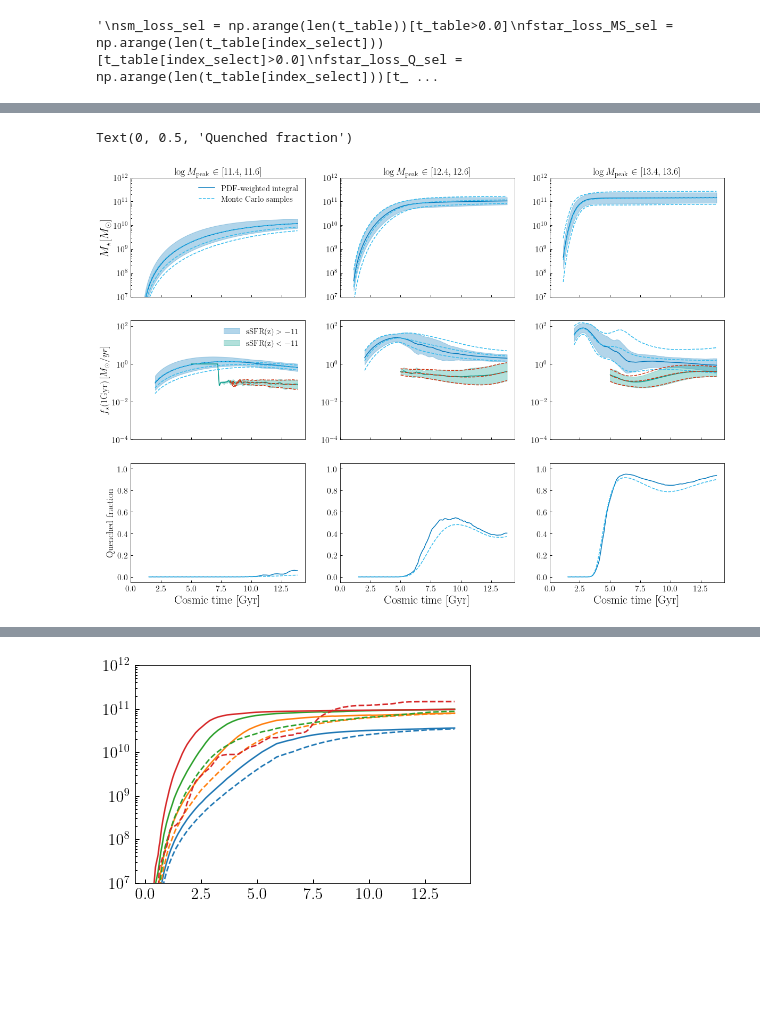
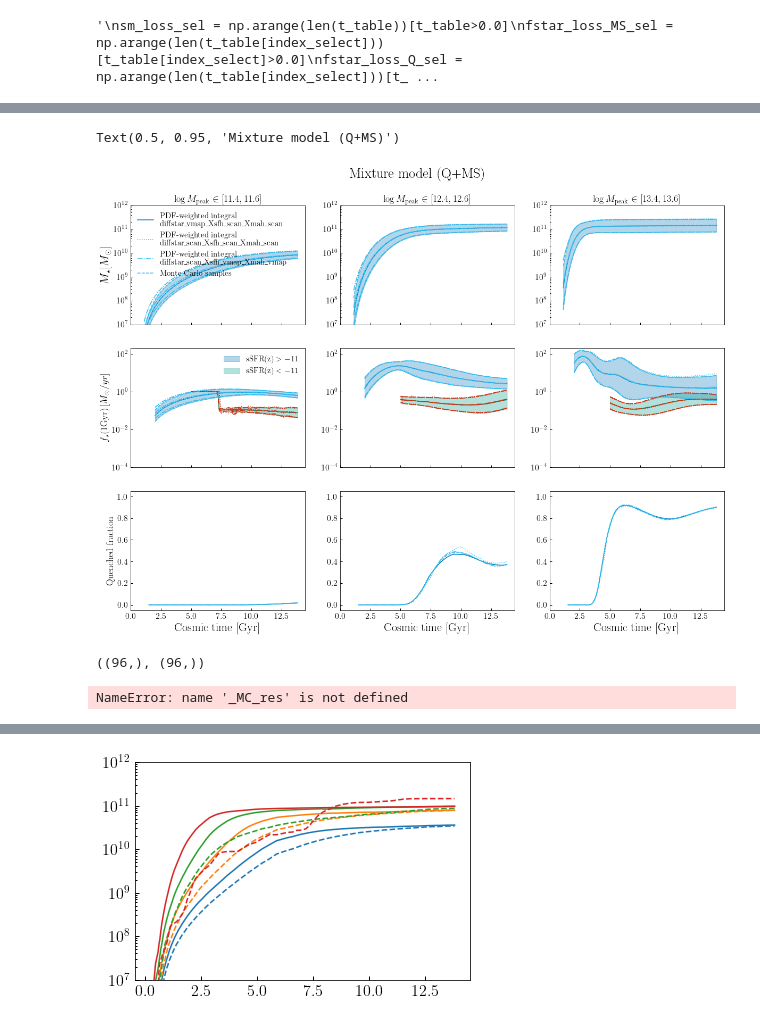
Before and after one commit to ArgonneCPAC/diffstarpop, a Jupyter notebook: notebooks/test_pdf_model.ipynb, the cells around one changed output, grey strips where cells are left out. Drawn from its saved outputs; the diff is of its cells as text; code cells hidden in the pictures; blank space fills up the shorter version.

```diff
--- a/notebooks/test_pdf_model.ipynb
+++ b/notebooks/test_pdf_model.ipynb
@@ -283,5 +297,5 @@ array([11.5, 12.5, 13.5])
 # %%
-def _get_MC_validation_quantities(N_mc_halos, kind="Q"):
+def _get_MC_validation_quantities(N_mc_halos, kind="Q", diff_imp='vmap'):
 
 
     mstar_MC = np.zeros((len(logm0_binmids), N_mc_halos, len(t_table)))
@@ -324,7 +338,8 @@ def _get_MC_validation_quantities(N_mc_halos, kind="Q"):
                 fstar_tdelay,
                 seed=0,
                 pdf_parameters_MS=DEFAULT_SFH_PDF_MAINSEQ_PARAMS,
-                pdf_parameters_Q=DEFAULT_SFH_PDF_QUENCH_PARAMS
+                pdf_parameters_Q=DEFAULT_SFH_PDF_QUENCH_PARAMS,
+                diffstar_kernel=diff_imp
             )
         else:
             _res = _fun(
@@ -382,6 +397,3 @@ def _get_MC_validation_quantities(N_mc_halos, kind="Q"):
     quench_frac_MC = _MC_res[6]
 
     return _MC_res, _halo_sub_mask_indices, mstar_MC, sfr_MC
-
-_MC_res_Q, _halo_sub_mask_indices_Q, mstar_MC_Q, sfr_MC_Q = _get_MC_validation_quantities(10000, kind="Q")
-_MC_res_MS, _halo_sub_mask_indices_MS, mstar_MC_MS, sfr_MC_MS = _get_MC_validation_quantities(10000, kind="MS")
@@ -712,0 +1115,7 @@ Text(0, 0.5, 'Quenched fraction')
+# %%
+for i in range(3):
+    plt.plot(t_table[fstar_loss_MS_sel], _target_res_Q[2][i][fstar_loss_MS_sel]-_MC_res_Q[2][i][fstar_loss_MS_sel])
+plt.show()
+for i in range(3):
+    plt.plot(t_table[fstar_loss_MS_sel], np.sqrt(_MC_res_Q[4][i])[fstar_loss_MS_sel]-np.sqrt(_target_res_Q[4][i])[fstar_loss_MS_sel])
+plt.show()
@@ -793,7 +1240,7 @@ fig, ax = plt.subplots(3,NM0, figsize=(20,14), sharex=True, sharey=False)
 
 for i in range(NM0):
     #"""
-    ax[0,i].plot(t_table[sm_loss_sel], 10**_target_res[0][i][sm_loss_sel], color=colors[0], label='PDF-weighted integral')
+    ax[0,i].plot(t_table[sm_loss_sel], 10**_target_res[0][i][sm_loss_sel], color=colors[0], label='PDF-weighted integral\n'+'diffstar\_vmap\_Xsfh\_scan\_Xmah\_scan')
     ax[0,i].fill_between(t_table[sm_loss_sel],
                        10**(_target_res[0][i]-np.sqrt(_target_res[1][i]))[sm_loss_sel],
                        10**(_target_res[0][i]+np.sqrt(_target_res[1][i]))[sm_loss_sel],
@@ -820,6 +1267,40 @@ for i in range(NM0):
 
     ax[2,i].plot(t_table[index_select], _target_res[6][i], color=colors[0])
 
+
+
+    ax[0,i].plot(t_table[sm_loss_sel], 10**_target_res_scan[0][i][sm_loss_sel], ls=":", color=colors[1], label='PDF-weighted integral\n'+'diffstar\_scan\_Xsfh\_scan\_Xmah\_scan')
+    ax[0,i].plot(t_table[sm_loss_sel], 10**(_target_res_scan[0][i]-np.sqrt(_target_res_scan[1][i]))[sm_loss_sel], ls=":", color=colors[1],)
+    ax[0,i].plot(t_table[sm_loss_sel], 10**(_target_res_scan[0][i]+np.sqrt(_target_res_scan[1][i]))[sm_loss_sel], ls=":", color=colors[1],)
+
+
+
+    ax[1,i].plot(t_table[index_select][fstar_loss_MS_sel], 10**_target_res_scan[2][i][fstar_loss_MS_sel], ls=":", color=colors[1])
+    ax[1,i].plot(t_table[index_select][fstar_loss_MS_sel], 10**(_target_res_scan[2][i]-np.sqrt(_target_res_scan[4][i]))[fstar_loss_MS_sel], ls=":", color=colors[1],)
+    ax[1,i].plot(t_table[index_select][fstar_loss_MS_sel], 10**(_target_res_scan[2][i]+np.sqrt(_target_res_scan[4][i]))[fstar_loss_MS_sel], ls=":", color=colors[1],)
+
+    ax[1,i].plot(t_table[index_select][fstar_loss_Q_sel], 10**_target_res_scan[3][i][fstar_loss_Q_sel], ls=":", color=colors[4])
+    ax[1,i].plot(t_table[index_select][fstar_loss_Q_sel], 10**(_target_res_scan[3][i]-np.sqrt(_target_res_scan[5][i]))[fstar_loss_Q_sel], ls=":", color=colors[4],)
+    ax[1,i].plot(t_table[index_select][fstar_loss_Q_sel], 10**(_target_res_scan[3][i]+np.sqrt(_target_res_scan[5][i]))[fstar_loss_Q_sel], ls=":", color=colors[4],)
+
+    ax[2,i].plot(t_table[index_select], _target_res_scan[6][i], ls=":", color=colors[1])
+
+    ax[0,i].plot(t_table[sm_loss_sel], 10**_target_res_scan_vmap[0][i][sm_loss_sel], ls="-.", color=colors[1], label='PDF-weighted integral\n'+'diffstar\_scan\_Xsfh\_vmap\_Xmah\_vmap')
+    ax[0,i].plot(t_table[sm_loss_sel], 10**(_target_res_scan_vmap[0][i]-np.sqrt(_target_res_scan_vmap[1][i]))[sm_loss_sel], ls="-.", color=colors[1],)
+    ax[0,i].plot(t_table[sm_loss_sel], 10**(_target_res_scan_vmap[0][i]+np.sqrt(_target_res_scan_vmap[1][i]))[sm_loss_sel], ls="-.", color=colors[1],)
+
+
+
+    ax[1,i].plot(t_table[index_select][fstar_loss_MS_sel], 10**_target_res_scan_vmap[2][i][fstar_loss_MS_sel], ls="-.", color=colors[1])
+    ax[1,i].plot(t_table[index_select][fstar_loss_MS_sel], 10**(_target_res_scan_vmap[2][i]-np.sqrt(_target_res_scan_vmap[4][i]))[fstar_loss_MS_sel], ls="-.", color=colors[1],)
+    ax[1,i].plot(t_table[index_select][fstar_loss_MS_sel], 10**(_target_res_scan_vmap[2][i]+np.sqrt(_target_res_scan_vmap[4][i]))[fstar_loss_MS_sel], ls="-.", color=colors[1],)
+
+    ax[1,i].plot(t_table[index_select][fstar_loss_Q_sel], 10**_target_res_scan_vmap[3][i][fstar_loss_Q_sel], ls="-.", color=colors[4])
+    ax[1,i].plot(t_table[index_select][fstar_loss_Q_sel], 10**(_target_res_scan_vmap[3][i]-np.sqrt(_target_res_scan_vmap[5][i]))[fstar_loss_Q_sel], ls="-.", color=colors[4],)
+    ax[1,i].plot(t_table[index_select][fstar_loss_Q_sel], 10**(_target_res_scan_vmap[3][i]+np.sqrt(_target_res_scan_vmap[5][i]))[fstar_loss_Q_sel], ls="-.", color=colors[4],)
+
+    ax[2,i].plot(t_table[index_select], _target_res_scan_vmap[6][i], ls="-.", color=colors[1])
+
     #"""
     ax[0,i].plot(t_table[sm_loss_sel], 10**_MC_res[0][i][sm_loss_sel], ls="--", color=colors[1], label='Monte Carlo samples')
     ax[0,i].plot(t_table[sm_loss_sel], 10**(_MC_res[0][i]-np.sqrt(_MC_res[1][i]))[sm_loss_sel], ls="--", color=colors[1],)
@@ -827,34 +1308,43 @@ for i in range(NM0):
 
 
 
     ax[1,i].plot(t_table[index_select][fstar_loss_MS_sel], 10**_MC_res[2][i][fstar_loss_MS_sel], ls="--", color=colors[1])
     ax[1,i].plot(t_table[index_select][fstar_loss_MS_sel], 10**(_MC_res[2][i]-np.sqrt(_MC_res[4][i]))[fstar_loss_MS_sel], ls="--", color=colors[1],)
     ax[1,i].plot(t_table[index_select][fstar_loss_MS_sel], 10**(_MC_res[2][i]+np.sqrt(_MC_res[4][i]))[fstar_loss_MS_sel], ls="--", color=colors[1],)
 
     ax[1,i].plot(t_table[index_select][fstar_loss_Q_sel], 10**_MC_res[3][i][fstar_loss_Q_sel], ls="--", color=colors[4])
     ax[1,i].plot(t_table[index_select][fstar_loss_Q_sel], 10**(_MC_res[3][i]-np.sqrt(_MC_res[5][i]))[fstar_loss_Q_sel], ls="--", color=colors[4],)
     ax[1,i].plot(t_table[index_select][fstar_loss_Q_sel], 10**(_MC_res[3][i]+np.sqrt(_MC_res[5][i]))[fstar_loss_Q_sel], ls="--", color=colors[4],)
 
     ax[2,i].plot(t_table[index_select], _MC_res[6][i], ls="--", color=colors[1])
 
 
 
-
     ax[0,i].set_yscale('log')
     ax[1,i].set_yscale('log')
     ax[0,i].set_ylim(1e7, 1e12)
     ax[1,i].set_ylim(1e-4, 2e2)
     ax[2,i].set_ylim(-0.05,1.05)
     ax[2,i].set_xlabel('Cosmic time [Gyr]', fontsize=fontsize)
     ax[0,i].set_title(r'$\log M_{\rm peak}\in[%.1f, %.1f]$'%(logm0_binmids[i]-logm0_bin_widths[i], logm0_binmids[i]+logm0_bin_widths[i]))
 
 ax[0,0].legend()
 ax[1,0].legend()
 ax[0,0].set_xticks(np.arange(0,13,2.5))
 ax[0,0].set_ylabel('$M_\star [M_{\odot}]$', fontsize=fontsize)
 ax[1,0].set_ylabel('$f_\star(1\mathrm{Gyr}) \,[M_{\odot}/yr]$')
 ax[2,0].set_ylabel('Quenched fraction')
-#fig.savefig('test_mc_integration_target_from_model_fstar_validation_wrt_MonteCarlo.png', bbox_inches='tight', dpi=300)
+fig.suptitle("Mixture model (Q+MS)", y=0.95)
+#fig.savefig('mc_vs_pdfweight_sumstats_MIX.png', bbox_inches='tight', dpi=300)
 # %% [output]
-Text(0, 0.5, 'Quenched fraction')
+Text(0.5, 0.95, 'Mixture model (Q+MS)')
-[figure, old version]
+[figure, new version]
+# %%
+_MC_res[6][0].shape, _MC_res[2][0].shape
+# %% [output]
+((96,), (96,))
+# %%
+for i in range(3):
+    plt.plot(_MC_res[6][i]-_target_res[6][i])
+# %% [output]
+NameError: name '_MC_res' is not defined
```
Also changed, not shown: parts of 42 cells of this notebook, 8 other files.
